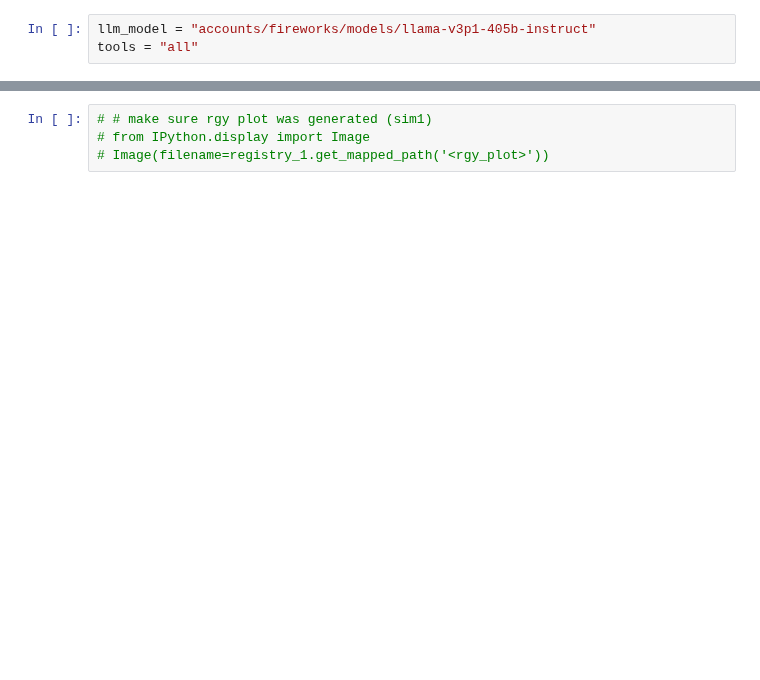
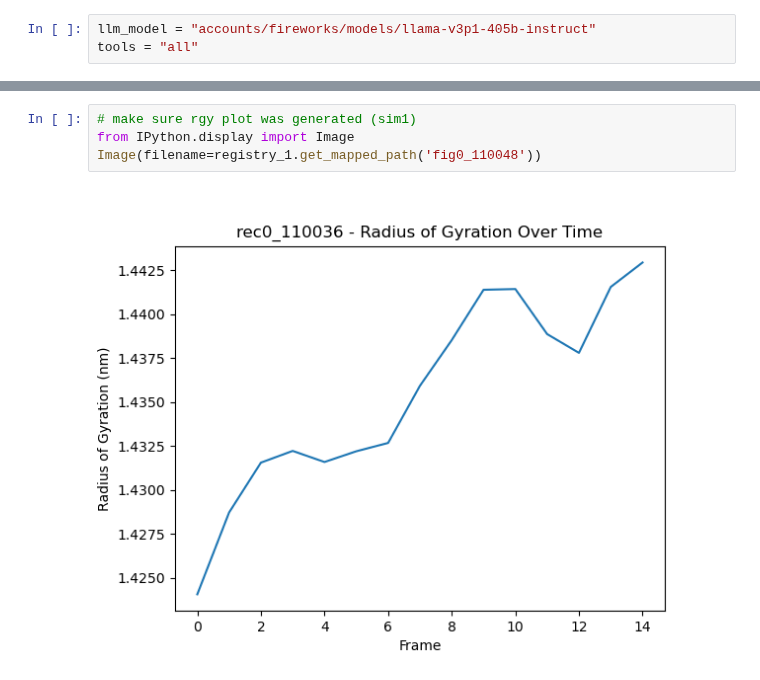
Before and after one commit to ur-whitelab/md-agent, a Jupyter notebook: notebooks/experiments/Robustness/llama-v3p1-405b-instruct/prompt10.ipynb, the cells around one changed output, grey strips where cells are left out. Drawn from its saved outputs; the diff is of its cells as text; blank space fills up the shorter version.

```diff
--- a/notebooks/experiments/Robustness/llama-v3p1-405b-instruct/prompt10.ipynb
+++ b/notebooks/experiments/Robustness/llama-v3p1-405b-instruct/prompt10.ipynb
@@ -45,5 +119,7 @@ print(registry_1.list_path_names_and_descriptions().replace(",", "\n"))
 # %%
-# # make sure rgy plot was generated (sim1)
-# from IPython.display import Image
-# Image(filename=registry_1.get_mapped_path('<rgy_plot>'))
+# make sure rgy plot was generated (sim1)
+from IPython.display import Image
+Image(filename=registry_1.get_mapped_path('fig0_110048'))
+# %% [output]
+[figure, added]
 # %%
```
Also changed, not shown: parts of 28 cells of this notebook, 9 other files.
